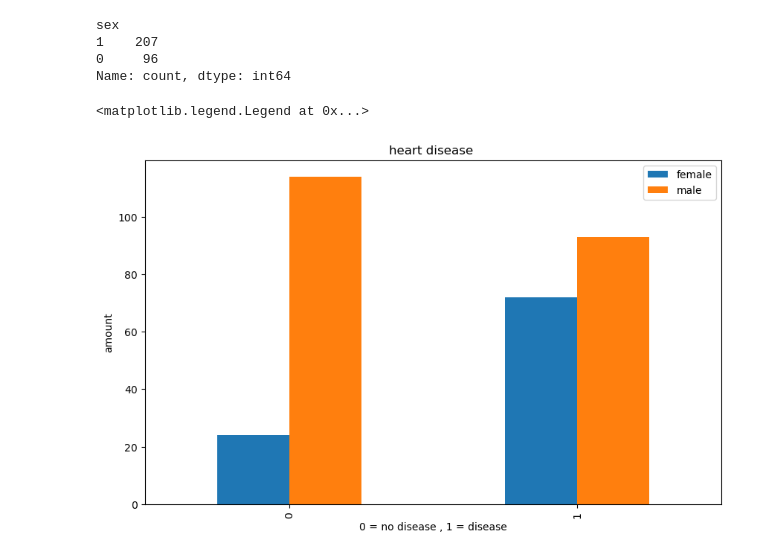
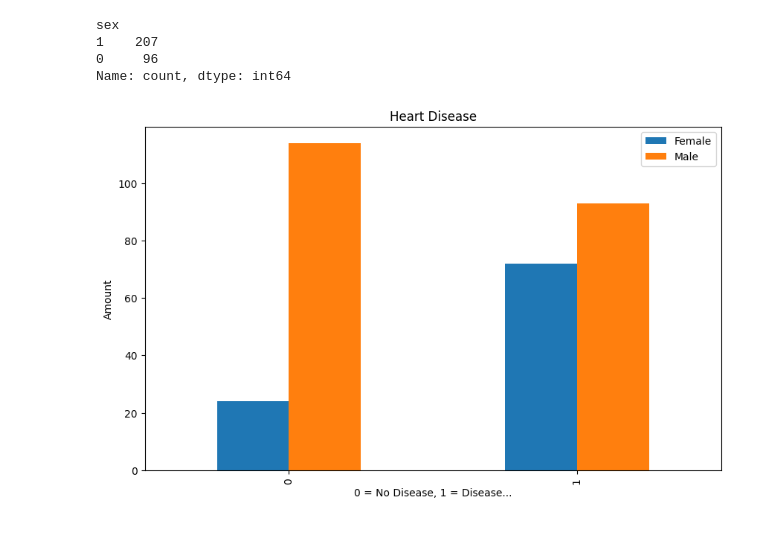
Before and after one commit to abdrhmnre/End-to-end-Heart-Disease-Machine-Learning-project, a Jupyter notebook: workspace/project.ipynb, the cells around one changed output. Cells and saved outputs as stored; diff of their text form; code cells hidden in the pictures.

```diff
--- a/workspace/project.ipynb
+++ b/workspace/project.ipynb
@@ -54,11 +56,15 @@ sex
 0     96
 Name: count, dtype: int64
 # %%
-pd.crosstab(df.target,df.sex).plot(kind="bar",figsize=(10,6),)
-plt.title("heart disease ")
-plt.xlabel("0 = no disease , 1 = disease")
-plt.ylabel("amount")
-plt.legend(["female","male"])
+
+import pandas as pd
+import matplotlib.pyplot as plt
+
+pd.crosstab(df.target, df.sex).plot(kind="bar", figsize=(10, 6))
+plt.title("Heart Disease")
+plt.xlabel("0 = No Disease, 1 = Disease...")
+plt.ylabel("Amount")
+plt.legend(["Female", "Male"])
+plt.show()
 # %% [output]
-<matplotlib.legend.Legend at 0x...>
-[figure, old version]
+[figure, new version]
```
Also changed, not shown: parts of 6 cells of this notebook.
